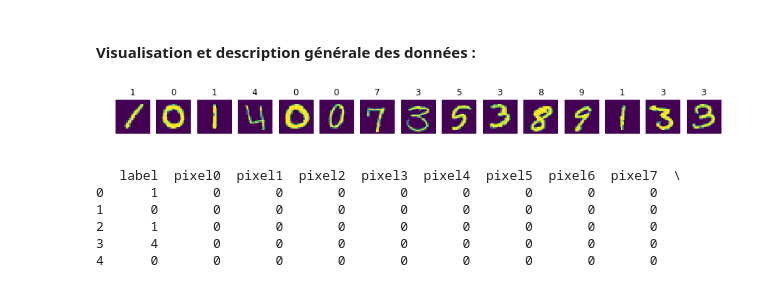
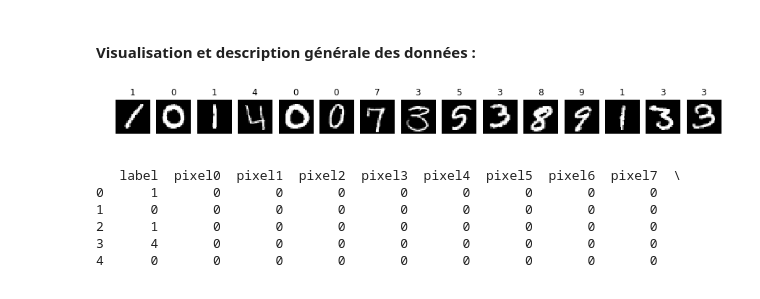
Before and after one commit to jnguyen1192/First-Kaggle-Notebook, a Jupyter notebook: kernel.ipynb, the cells around one changed output. Saved outputs shown, nothing was run; the diff lists cells and outputs as text; code cells hidden in the pictures.

Commit message:
correction affichage des images

```diff
--- a/kernel.ipynb
+++ b/kernel.ipynb
@@ -80,11 +80,11 @@ Nous allons donc réaliser du Machine Learning supervisé.
 # %%
 fig1, ax1 = plt.subplots(1,15, figsize=(15,10))
 for i in range(15):
-    ax1[i].imshow(X[i].reshape((28,28)))
+    ax1[i].imshow(X[i].reshape((28,28)), cmap='gray')
     ax1[i].axis('off')
     ax1[i].set_title(Y[i])
 # %% [output]
-[figure, old version]
+[figure, new version]
 # %%
 # Prévisualisation des données
 print(train_df.head())
```
